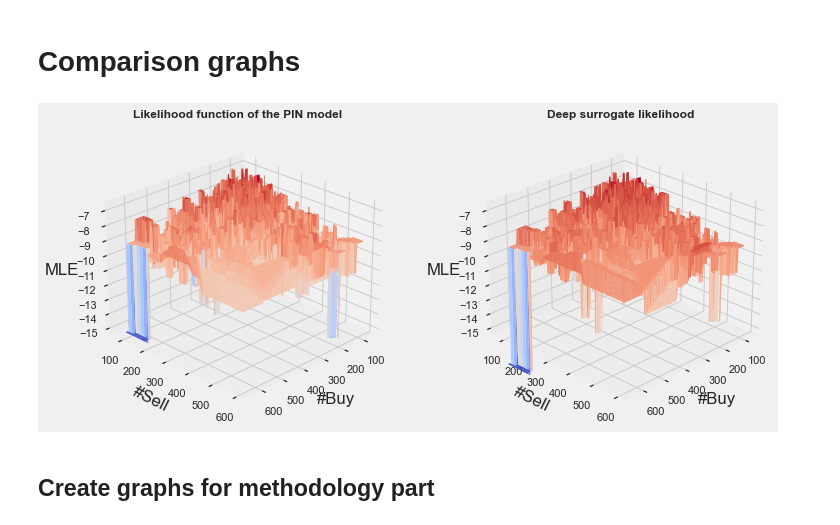
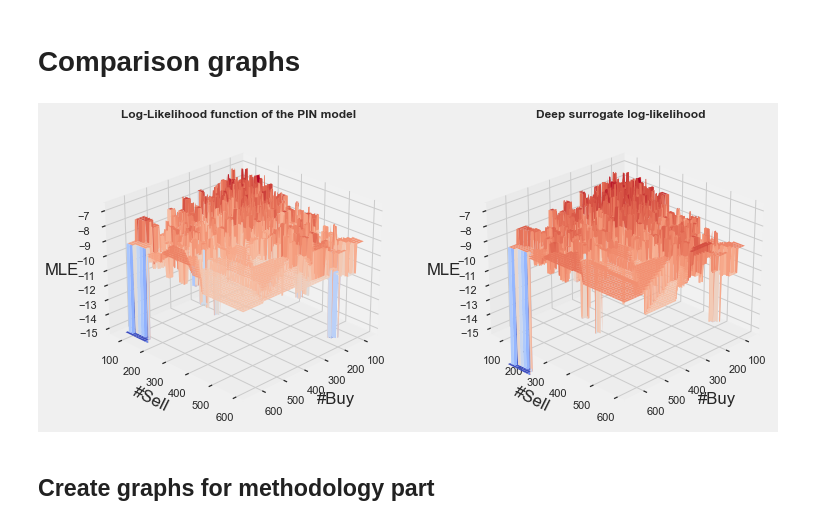
Before and after one commit to GuillaumePv/pin_surrogate_model, a Jupyter notebook: stat_desc.ipynb, the cells around one changed output. Cells and saved outputs as stored; diff of their text form; code cells hidden in the pictures.

Commit message:
change graphs

```diff
--- a/stat_desc.ipynb
+++ b/stat_desc.ipynb
@@ -178,34 +178,34 @@ df_pred = df_pred.iloc[1:,:]
 # %%
 
 def make_surf_plot(X, Y, Z, ax):
         """
         Create a volatility surface plot
         """
         XX, YY = np.meshgrid(np.linspace(min(X), max(X), 230), np.linspace(min(Y), max(Y), 230))
         ZZ = griddata(np.array([X, Y]).T, np.array(Z), (XX, YY), method='nearest')
 
         ax.plot_surface(XX, YY, ZZ, cmap=cm.coolwarm, linewidth=0)
         ax.view_init(25, 45)
         ax.set_xlabel('#Buy')
         ax.set_ylabel('#Sell')
         ax.set_zlabel('MLE')
         plt.tight_layout()
         return fig, ax
 
 fig = plt.figure(figsize=[6.4 * 2, 4.8])
 ax = fig.add_subplot(1, 2, 1, projection='3d')
 
 fig, ax = make_surf_plot(df_1000['buy'], df_1000['sell'], df_1000['MLE'], ax)
-ax.set_title("Likelihood function of the PIN model ", fontsize=12, fontweight='bold')
+ax.set_title(r"Log-Likelihood function of the PIN model", fontsize=12, fontweight='bold')
 bottom,top = ax.get_zlim()
 ax = fig.add_subplot(1, 2, 2, projection='3d')
 
 fig, ax = make_surf_plot(df_1000['buy'], df_1000['sell'], df_pred['pred'], ax)
-ax.set_title("Deep surrogate likelihood", fontsize=12, fontweight='bold')
+ax.set_title(r"Deep surrogate log-likelihood", fontsize=12, fontweight='bold')
 ax.set_zlim(bottom,top)
 plt.savefig("./results/graphs/3d_comparison_model_surrogate.png")
 # %% [output]
-[figure, old version]
+[figure, new version]
 # %% [markdown]
 ## Create graphs for methodology part
 # %%
```
Also changed, not shown: parts of 2 cells of this notebook, 5 other files.
